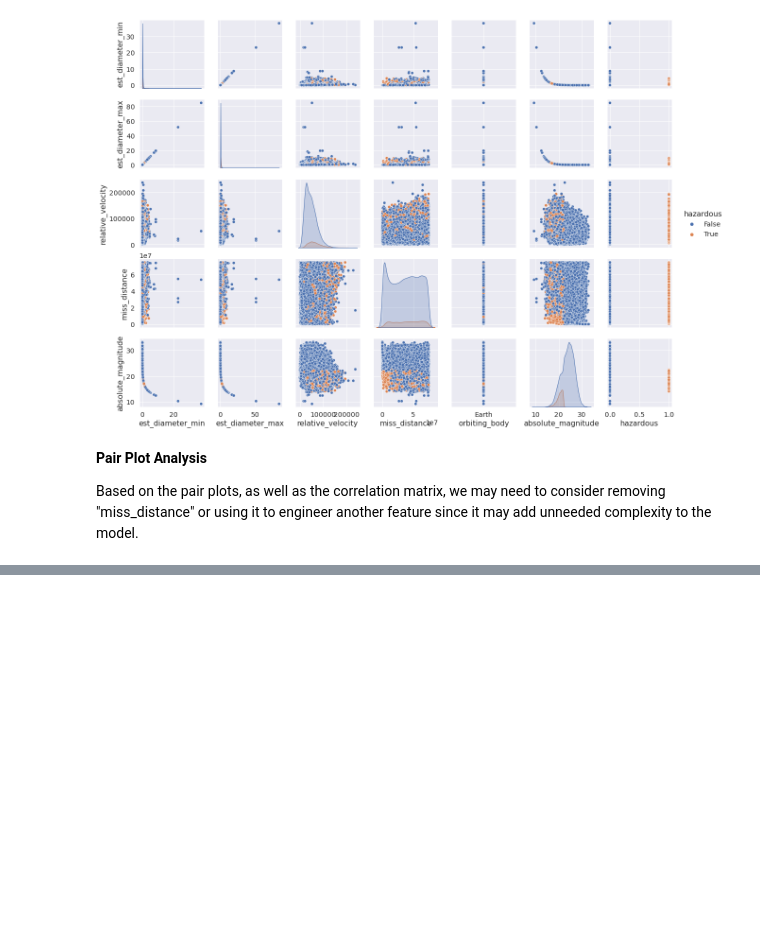
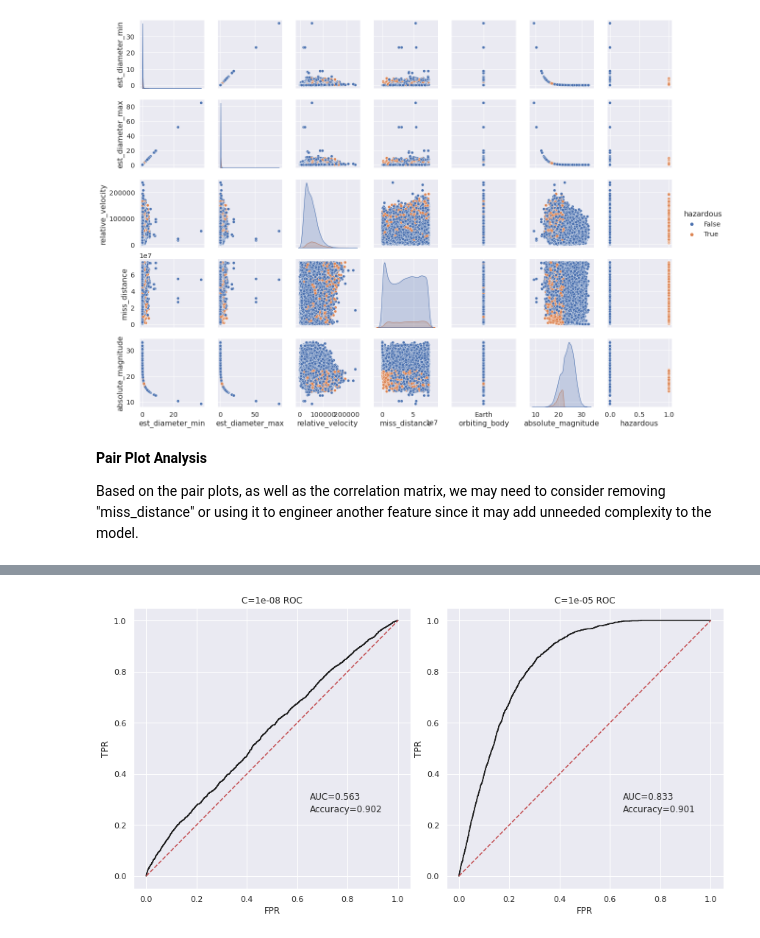
Before and after one commit to codiak/ds_notebooks, a Jupyter notebook: NASA_Dataset_Near_Earth_Object_Hazard_Model.ipynb, the cells around one changed output, grey strips where cells are left out. Cells and saved outputs as stored; diff of their text form; code cells hidden in the pictures; blank space fills up the shorter version.

```diff
--- a/NASA_Dataset_Near_Earth_Object_Hazard_Model.ipynb
+++ b/NASA_Dataset_Near_Earth_Object_Hazard_Model.ipynb
@@ -205,0 +272,31 @@ Based on the pair plots, as well as the correlation matrix, we may need to consi
+# %%
+# Train initial, default model
+best_log_reg = LogisticRegression(solver='newton-cg', C=1e-08, n_jobs=-1).fit(x_train, y_train)
+better_roc_log_reg = LogisticRegression(solver='newton-cg', C=1e-05, n_jobs=-1).fit(x_train, y_train)
+
+fig, (a1, a2) = plt.subplots(1,2)
+fig.set_figheight(6)
+fig.set_figwidth(12)
+fig.tight_layout()
+
+# Evaluate model
+def plot_roc_vals(title, model, plot):
+  y_pred = model.predict(x_test)
+  yp_proba = model.predict_proba(x_test)
+  fpr, tpr, th = roc_curve(y_test, yp_proba[:,1])
+  auc = roc_auc_score(y_test, yp_proba[:,1])
+  accuracy = accuracy_score(y_test, y_pred)
+
+  # plot
+  plot.plot(fpr, tpr, 'k-')
+  plot.plot(np.arange(0,1.1,0.1), np.arange(0,1.1,0.1), 'r--')
+  plot.set_title(title)
+  plot.set_xlabel('FPR')
+  plot.set_ylabel('TPR')
+  plot.text(0.65, 0.3, 'AUC='+"{:.3f}".format(auc))
+  plot.text(0.65, 0.25, 'Accuracy='+"{:.3f}".format(accuracy))
+
+plot_roc_vals('C=1e-08 ROC', best_log_reg, a1)
+plot_roc_vals('C=1e-05 ROC', better_roc_log_reg, a2)
+# %% [output]
+[figure, added]
```
Also changed, not shown: parts of 12 cells of this notebook.
